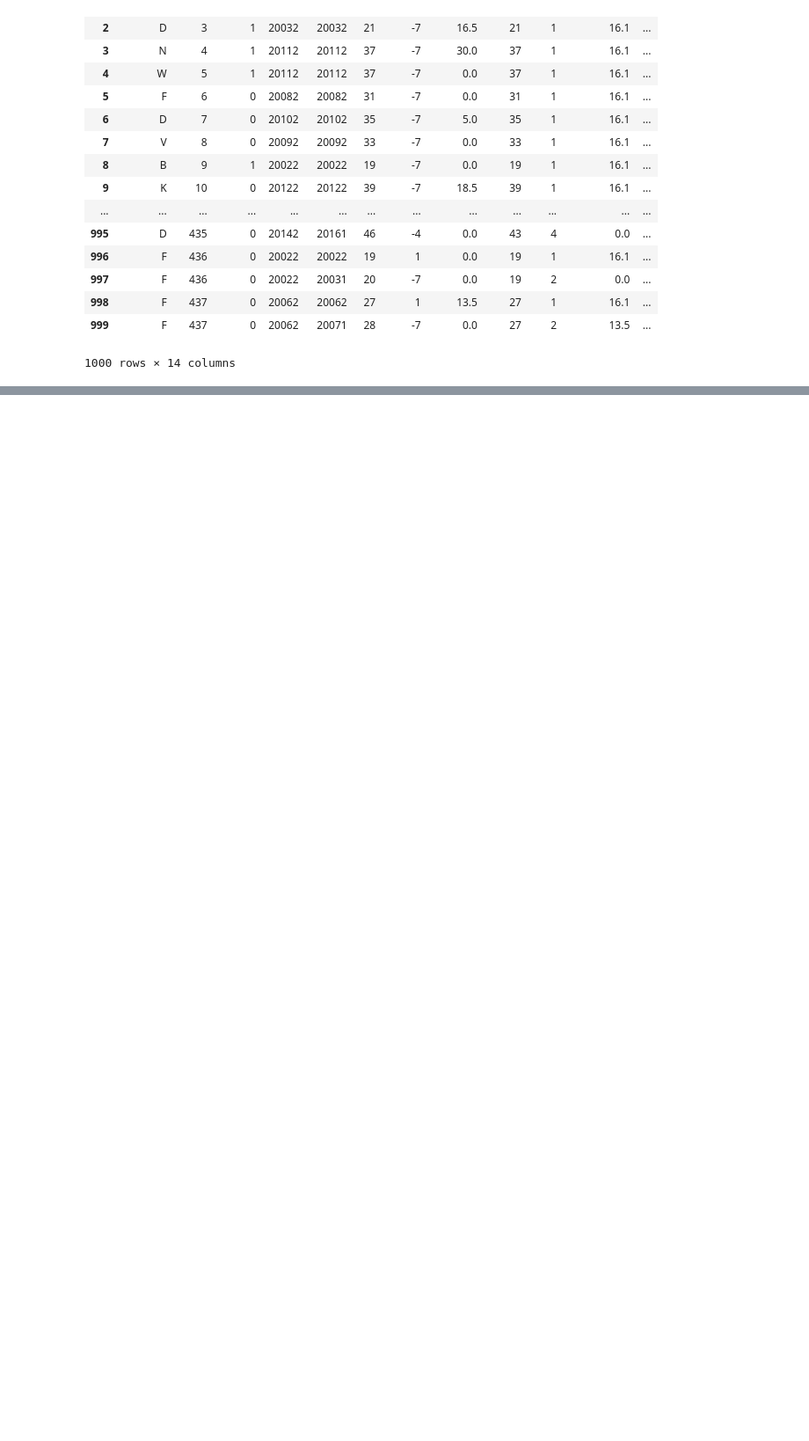
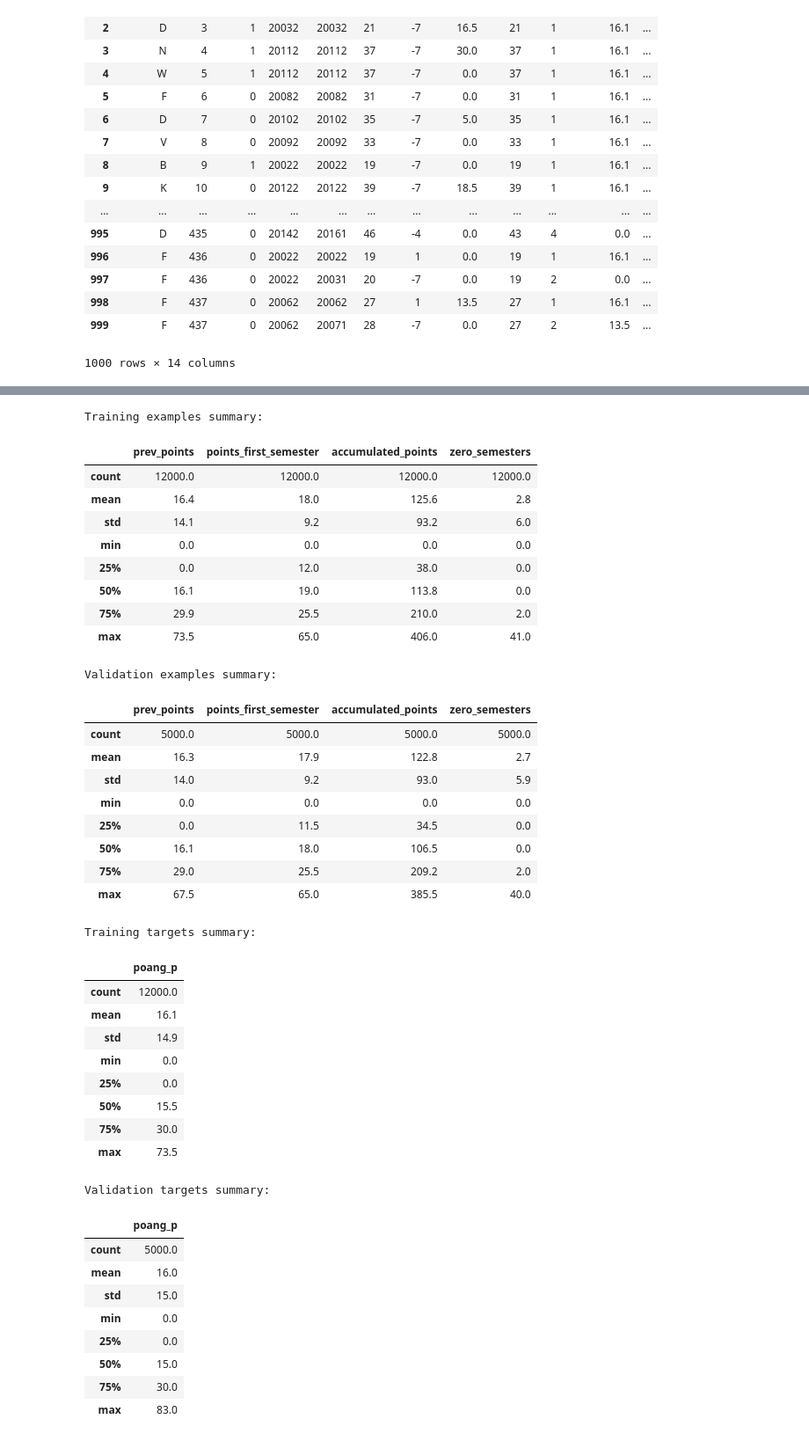
Before and after one commit to filipvitez/Matmod_prediktera_examen, a Jupyter notebook: Multiple_features_tensorflow.ipynb, the cells around one changed output, grey strips where cells are left out. Shown: that part at 88% size. Drawn from its saved outputs; the diff is of its cells as text; code cells hidden in the pictures; blank space fills up the shorter version.

```diff
--- a/Multiple_features_tensorflow.ipynb
+++ b/Multiple_features_tensorflow.ipynb
@@ -143,0 +183,63 @@ semesters.head(1000)
+# %%
+# Shuffle the dataset
+shuffled_semesters = semesters.sample(frac=1)
+# Choose the first 12000 examples for training.
+
+training_examples = preprocess_features(shuffled_semesters.head(12000))
+training_targets = preprocess_targets(shuffled_semesters.head(12000))
+
+# Choose the last 5000 examples for validation.
+validation_examples = preprocess_features(shuffled_semesters.tail(5000))
+validation_targets = preprocess_targets(shuffled_semesters.tail(5000))
+
+# Double-check that we've done the right thing.
+print("Training examples summary:")
+display.display(training_examples.describe())
+print("Validation examples summary:")
+display.display(validation_examples.describe())
+
+print("Training targets summary:")
+display.display(training_targets.describe())
+print("Validation targets summary:")
+display.display(validation_targets.describe())
+# %% [output]
+Training examples summary:
+|  | prev_points | points_first_semester | accumulated_points | zero_semesters |
+| count | 12000.0 | 12000.0 | 12000.0 | 12000.0 |
+| mean | 16.4 | 18.0 | 125.6 | 2.8 |
+| std | 14.1 | 9.2 | 93.2 | 6.0 |
+| min | 0.0 | 0.0 | 0.0 | 0.0 |
+| 25% | 0.0 | 12.0 | 38.0 | 0.0 |
+| 50% | 16.1 | 19.0 | 113.8 | 0.0 |
+| 75% | 29.9 | 25.5 | 210.0 | 2.0 |
+| max | 73.5 | 65.0 | 406.0 | 41.0 |
+Validation examples summary:
+|  | prev_points | points_first_semester | accumulated_points | zero_semesters |
+| count | 5000.0 | 5000.0 | 5000.0 | 5000.0 |
+| mean | 16.3 | 17.9 | 122.8 | 2.7 |
+| std | 14.0 | 9.2 | 93.0 | 5.9 |
+| min | 0.0 | 0.0 | 0.0 | 0.0 |
+| 25% | 0.0 | 11.5 | 34.5 | 0.0 |
+| 50% | 16.1 | 18.0 | 106.5 | 0.0 |
+| 75% | 29.0 | 25.5 | 209.2 | 2.0 |
+| max | 67.5 | 65.0 | 385.5 | 40.0 |
+Training targets summary:
+|  | poang_p |
+| count | 12000.0 |
+| mean | 16.1 |
+| std | 14.9 |
+| min | 0.0 |
+| 25% | 0.0 |
+| 50% | 15.5 |
+| 75% | 30.0 |
+| max | 73.5 |
+Validation targets summary:
+|  | poang_p |
+| count | 5000.0 |
+| mean | 16.0 |
+| std | 15.0 |
+| min | 0.0 |
+| 25% | 0.0 |
+| 50% | 15.0 |
+| 75% | 30.0 |
+| max | 83.0 |
```
Also changed, not shown: parts of 10 cells of this notebook.
